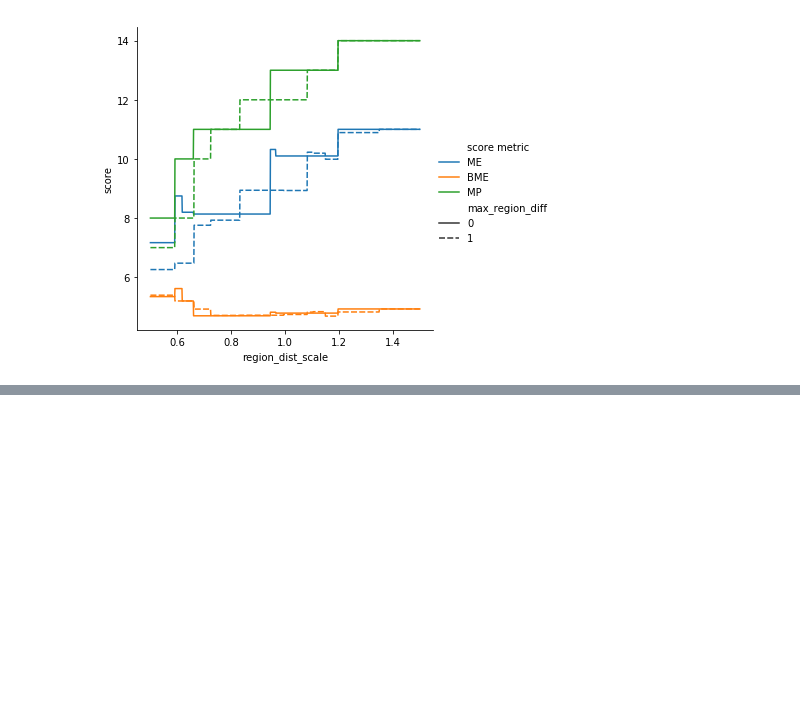
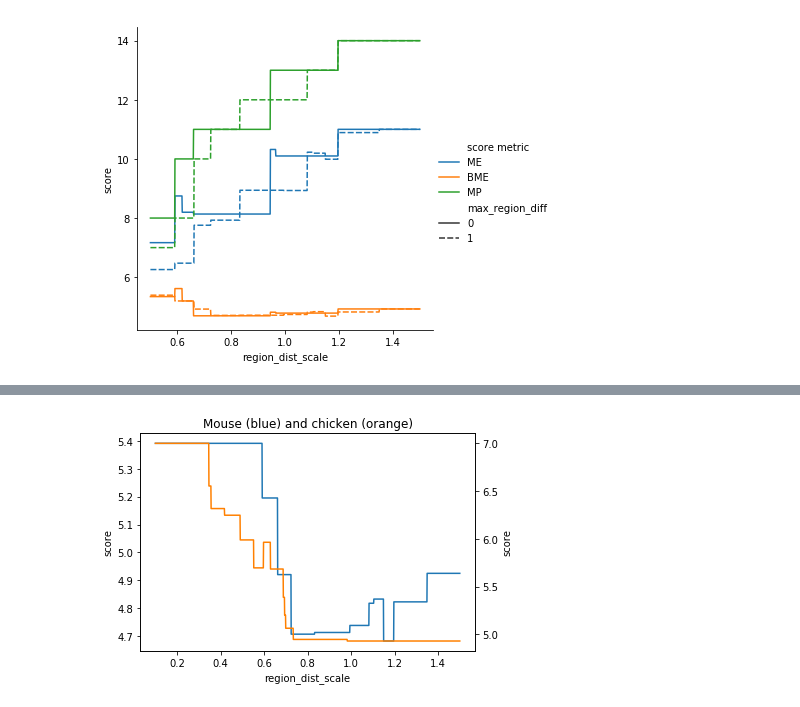
Before and after one commit to nbingo/3dtrees, a Jupyter notebook: plot_scale_v_scores.ipynb, the cells around one changed output, grey strips where cells are left out. Cells and saved outputs as stored; diff of their text form; code cells hidden in the pictures; blank space fills up the shorter version.

```diff
--- a/plot_scale_v_scores.ipynb
+++ b/plot_scale_v_scores.ipynb
@@ -60,0 +104,8 @@ plot.savefig('score_v_region-dist-scale_fine.pdf')
+# %%
+plot = sns.lineplot(data=M_all_scores_BME[M_all_scores_BME['max_region_diff'] == 1], x='region_dist_scale', y='score')
+ax2 = plot.twinx()
+plot = sns.lineplot(data=C_all_scores_BME[C_all_scores_BME['max_region_diff'] == 1], x='region_dist_scale', y='score', ax=ax2, color=(1, .5, 0))
+plot.set(title='Mouse (blue) and chicken (orange)')
+plt.savefig('MC_BME_1-max-region-diff_score_v_region-dist-scale.pdf')
+# %% [output]
+[figure, added]
```
Also changed, not shown: parts of 9 cells of this notebook, 2 other files.
